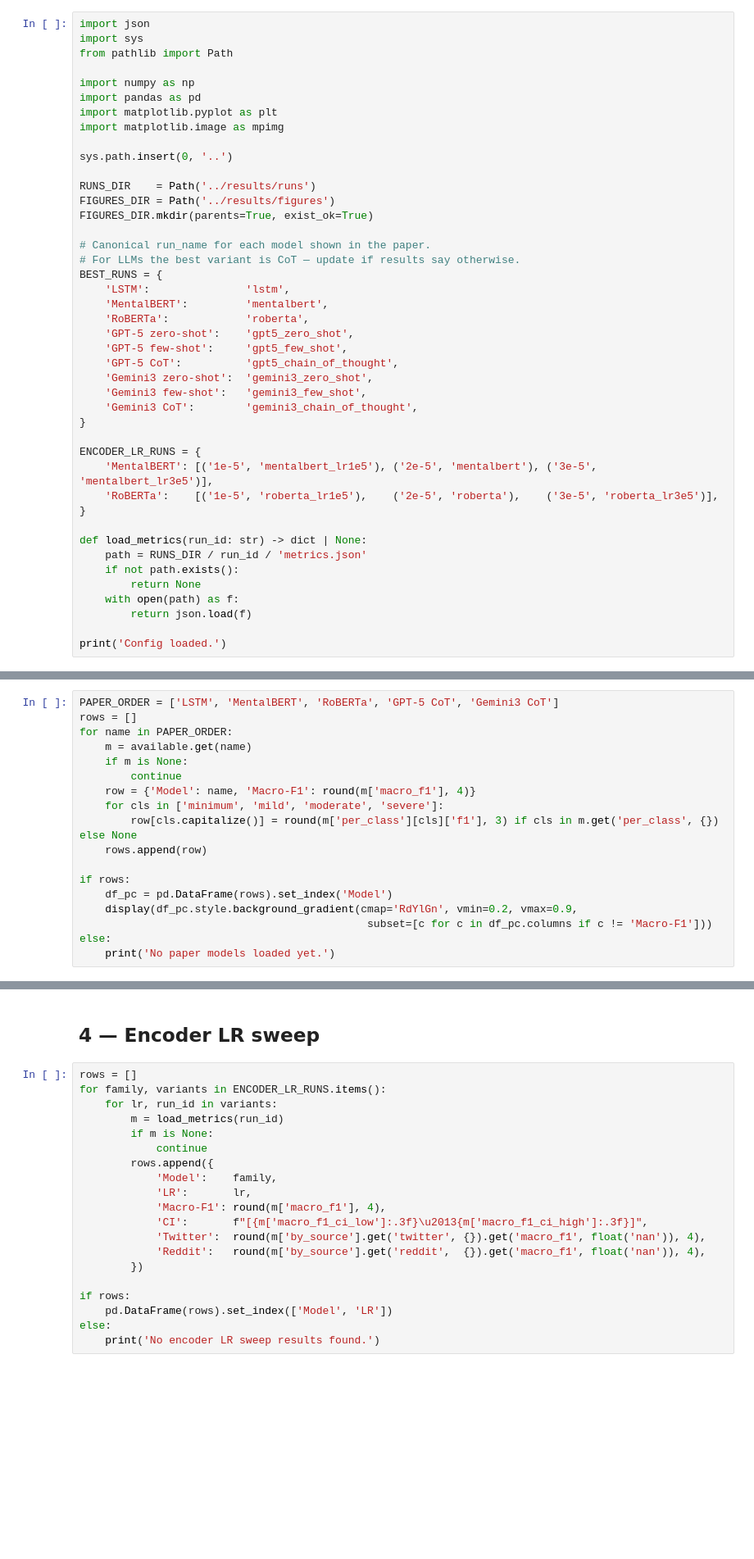
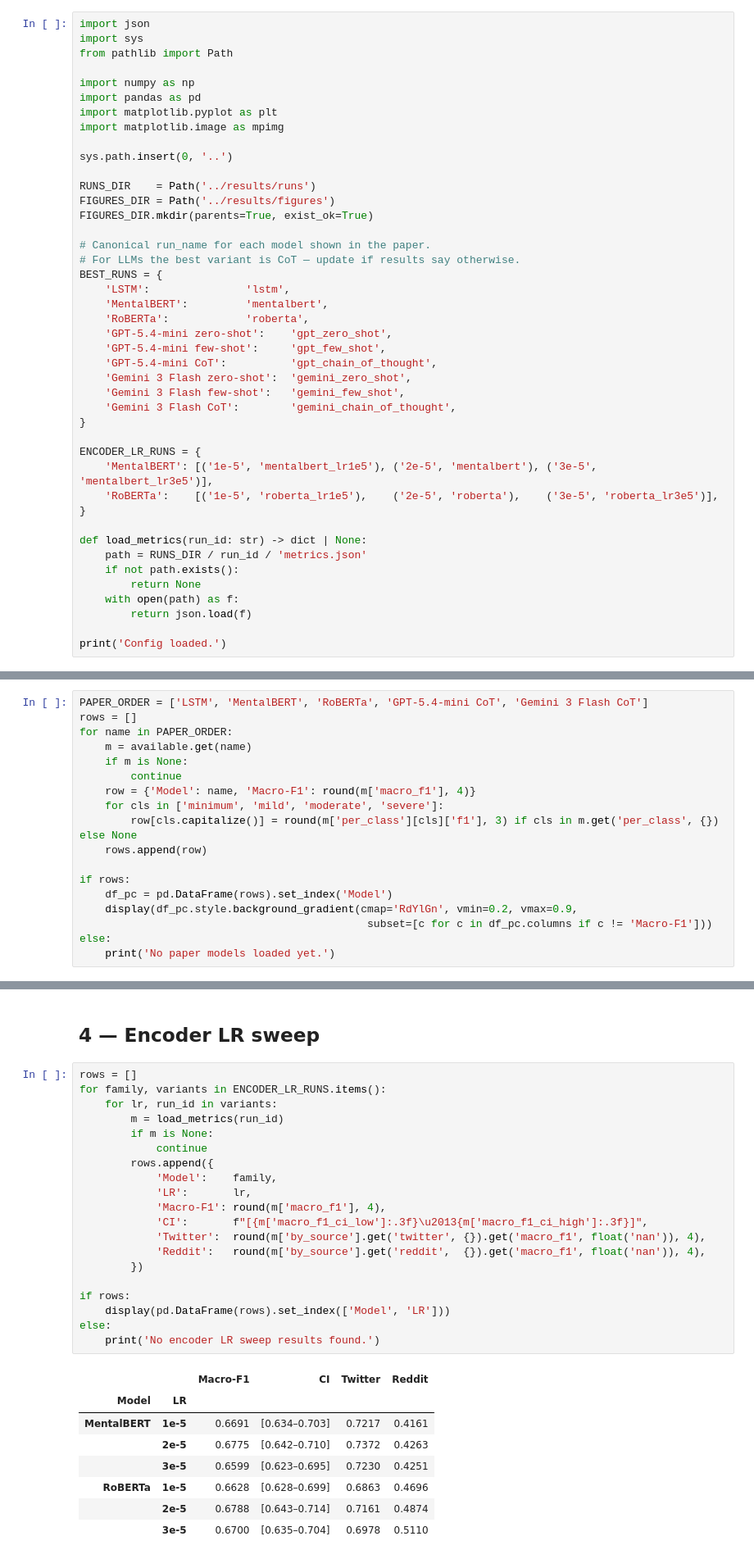
Before and after one commit to nolanimations/Transformers-vs-LLMs-Depression-Severity, a Jupyter notebook: notebooks/08_results_aggregation.ipynb, the cells around one changed output, grey strips where cells are left out. Shown at 82% size. Cells and saved outputs as stored; diff of their text form; blank space fills up the shorter version.

```diff
--- a/notebooks/08_results_aggregation.ipynb
+++ b/notebooks/08_results_aggregation.ipynb
@@ -30,12 +30,12 @@ BEST_RUNS = {
     'LSTM':               'lstm',
     'MentalBERT':         'mentalbert',
     'RoBERTa':            'roberta',
-    'GPT-5 zero-shot':    'gpt5_zero_shot',
-    'GPT-5 few-shot':     'gpt5_few_shot',
-    'GPT-5 CoT':          'gpt5_chain_of_thought',
-    'Gemini3 zero-shot':  'gemini3_zero_shot',
-    'Gemini3 few-shot':   'gemini3_few_shot',
-    'Gemini3 CoT':        'gemini3_chain_of_thought',
+    'GPT-5.4-mini zero-shot':    'gpt_zero_shot',
+    'GPT-5.4-mini few-shot':     'gpt_few_shot',
+    'GPT-5.4-mini CoT':          'gpt_chain_of_thought',
+    'Gemini 3 Flash zero-shot':  'gemini_zero_shot',
+    'Gemini 3 Flash few-shot':   'gemini_few_shot',
+    'Gemini 3 Flash CoT':        'gemini_chain_of_thought',
 }
 
 ENCODER_LR_RUNS = {
@@ -95,7 +121,7 @@ df_main.style.background_gradient(subset=['Macro-F1'], cmap='Greens', vmin=0.4,
 
 F1 per severity class for the paper models (best variant per family).
 # %%
-PAPER_ORDER = ['LSTM', 'MentalBERT', 'RoBERTa', 'GPT-5 CoT', 'Gemini3 CoT']
+PAPER_ORDER = ['LSTM', 'MentalBERT', 'RoBERTa', 'GPT-5.4-mini CoT', 'Gemini 3 Flash CoT']
 rows = []
 for name in PAPER_ORDER:
     m = available.get(name)
@@ -117,23 +151,32 @@ else:
 # %%
 rows = []
 for family, variants in ENCODER_LR_RUNS.items():
     for lr, run_id in variants:
         m = load_metrics(run_id)
         if m is None:
             continue
         rows.append({
             'Model':    family,
             'LR':       lr,
             'Macro-F1': round(m['macro_f1'], 4),
             'CI':       f"[{m['macro_f1_ci_low']:.3f}\u2013{m['macro_f1_ci_high']:.3f}]",
             'Twitter':  round(m['by_source'].get('twitter', {}).get('macro_f1', float('nan')), 4),
             'Reddit':   round(m['by_source'].get('reddit',  {}).get('macro_f1', float('nan')), 4),
         })
 
 if rows:
-    pd.DataFrame(rows).set_index(['Model', 'LR'])
+    display(pd.DataFrame(rows).set_index(['Model', 'LR']))
 else:
     print('No encoder LR sweep results found.')
+# %% [output]
+|  |  | Macro-F1 | CI | Twitter | Reddit |
+| Model | LR |  |  |  |  |
+| MentalBERT | 1e-5 | 0.6691 | [0.634–0.703] | 0.7217 | 0.4161 |
+|  | 2e-5 | 0.6775 | [0.642–0.710] | 0.7372 | 0.4263 |
+|  | 3e-5 | 0.6599 | [0.623–0.695] | 0.7230 | 0.4251 |
+| RoBERTa | 1e-5 | 0.6628 | [0.628–0.699] | 0.6863 | 0.4696 |
+|  | 2e-5 | 0.6788 | [0.643–0.714] | 0.7161 | 0.4874 |
+|  | 3e-5 | 0.6700 | [0.635–0.704] | 0.6978 | 0.5110 |
 # %% [markdown]
 ## 5 — LLM prompt ablation
 
```
Also changed, not shown: parts of 7 cells of this notebook, 8 other files.
